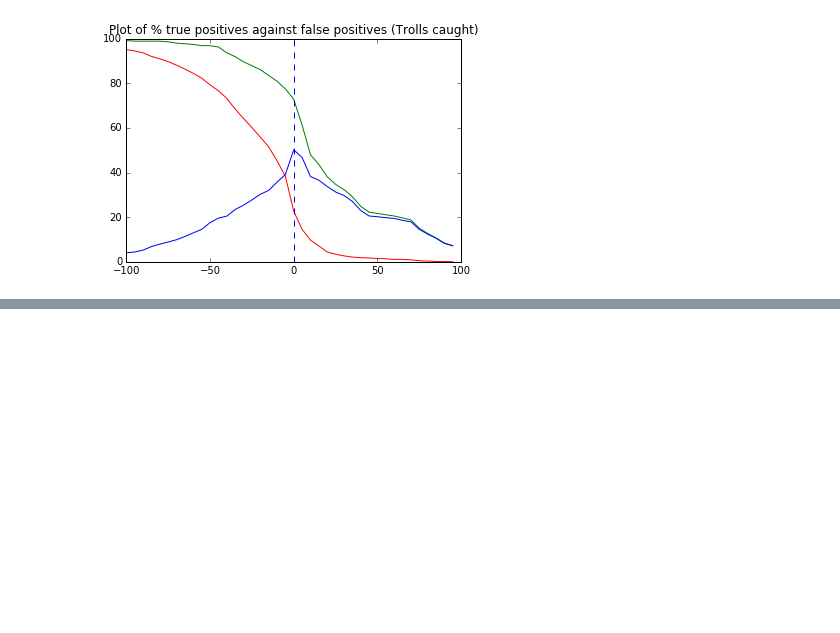
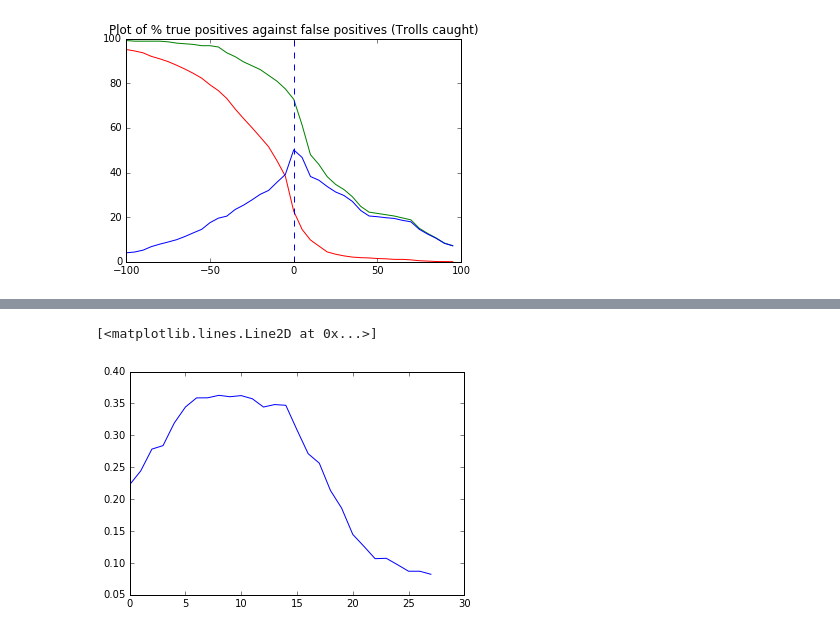
Before and after one commit to ZackAkil/Data-Science-Meetup-Predicting-Trolls, a Jupyter notebook: Predicting-Trolls-master/Youtube comment analysis using PrimeText.ipynb, the cells around one changed output, grey strips where cells are left out. Drawn from its saved outputs; the diff is of its cells as text; code cells hidden in the pictures; blank space fills up the shorter version.

```diff
--- a/Predicting-Trolls-master/Youtube comment analysis using PrimeText.ipynb
+++ b/Predicting-Trolls-master/Youtube comment analysis using PrimeText.ipynb
@@ -266,17 +270,0 @@ plt.axvline(0,linestyle = 'dashed')
-# %%
-trollScores2 = []
-toPlot = dict()
-recordsChecked = 0
-for word in sortedPos.keys():
-    toPlot[word] = dict()
-    recordsChecked += 1
-    sys.stdout.write("\rWord checked : %i / %i" % (recordsChecked,len(sortedPos)))
-    for word2 in sortedNeg.keys():
-        t = pt.find([word,word2])
-        totalFoundTrolling = myLabels[t].sum()
-        totalFoundNotTrolling = t.sum() - totalFoundTrolling
-        trollScore = (totalFoundTrolling * trollWeight) - (totalFoundNotTrolling * nonTrollWeight)
-        trollScores2.append(trollScore)
-        toPlot[word][word2] = trollScore
-sys.stdout.write("\n")
-sys.stdout.flush()
@@ -318,0 +274,19 @@ sortedNeg5.plot.bar()
+# %%
+usedNeg = sortedNeg[:20]
+usedPos = sortedPos[:20]
+def calTrollScoreSim(comment):
+    words = str(comment).split(' ')
+    score = 0
+    for word in words:
+        if word in usedNeg:
+            score += usedNeg[word]
+        elif word in usedPos:
+            score += usedPos[word]
+    return score
+# %%
+def predictTroll2(comment,theta):
+    return calTrollScoreSim(comment) > theta[0]
+
+def costTrollPredict2(theta):
+    result = list(map(lambda c:predictTroll2(c,theta),cleanedRecords))
+    return result
@@ -318,0 +313,10 @@ sortedNeg5.plot.bar()
+# %%
+vals = []
+for i in range(0,140,5):
+    predt = costTrollPredict2([i])
+    cost = f1_score(trueVal, predt)
+    vals.append(cost)
+plt.plot(vals)
+# %% [output]
+[<matplotlib.lines.Line2D at 0x...>]
+[figure, added]
```
Also changed, not shown: parts of 20 cells of this notebook.
